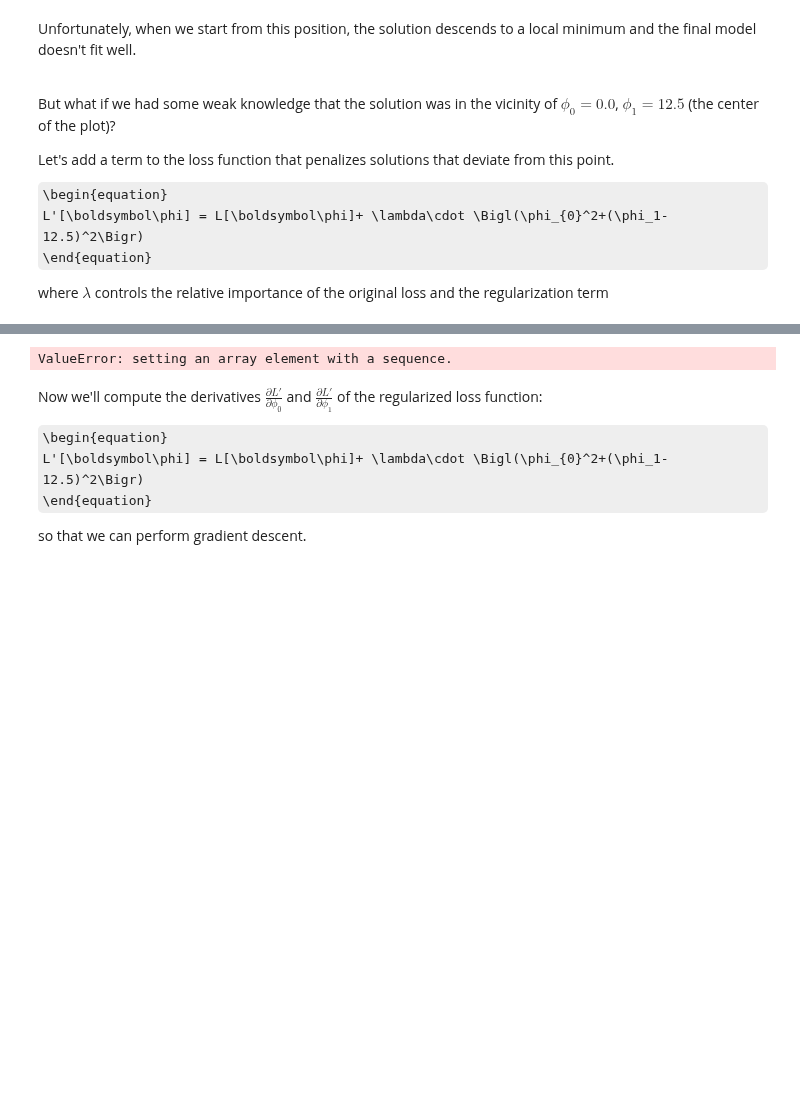
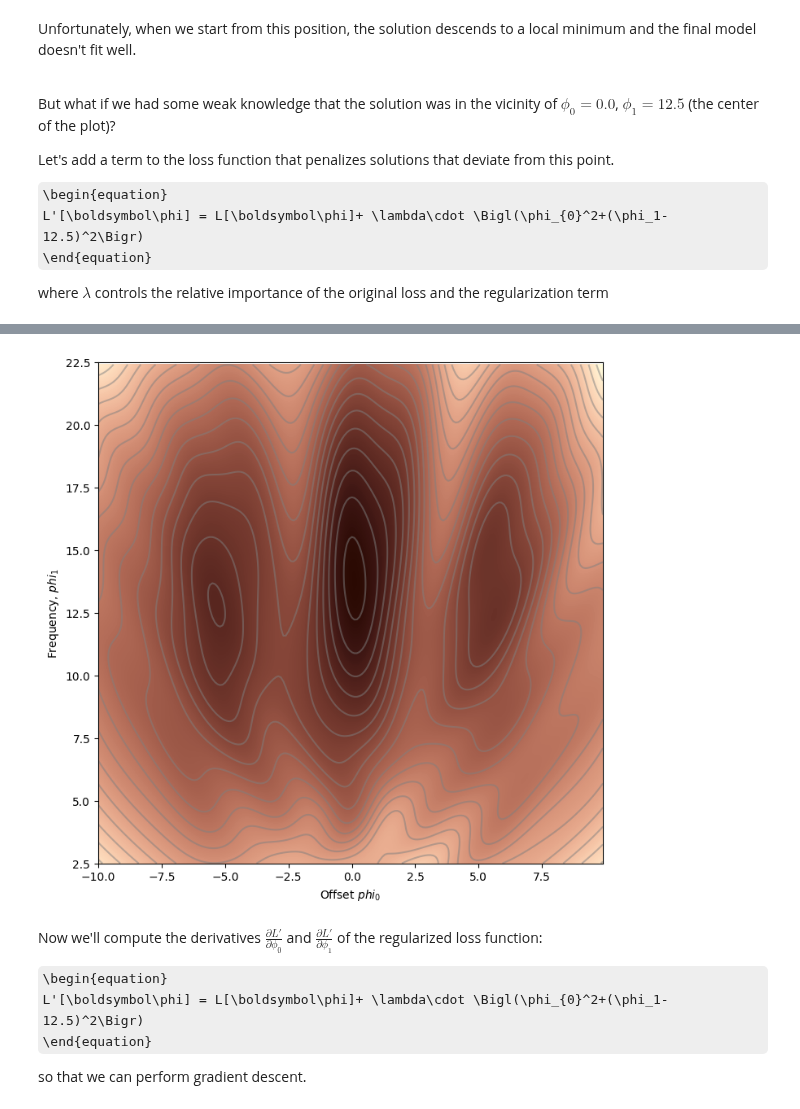
Before and after one commit to MahmoudAshrafYadem/udlbook-Ai_Mahmoud-ibrahim-Ahmed, a Jupyter notebook: Notebooks/Chap09/9_1_L2_Regularization.ipynb, the cells around one changed output, grey strips where cells are left out. Saved outputs shown, nothing was run; the diff lists cells and outputs as text; code cells hidden in the pictures; some formulas as TeX source; blank space fills up the shorter version.

```diff
--- a/Notebooks/Chap09/9_1_L2_Regularization.ipynb
+++ b/Notebooks/Chap09/9_1_L2_Regularization.ipynb
@@ -225,28 +225,28 @@ draw_reg_function()
 # %%
 # Code to draw loss function with regularization
 def draw_loss_function_reg(data,  model, lambda_, my_colormap, phi_iters = None):
 
   # Make grid of offset/frequency values to plot
   offsets_mesh, freqs_mesh = np.meshgrid(np.arange(-10,10.0,0.1), np.arange(2.5,22.5,0.1))
   loss_mesh = np.zeros_like(freqs_mesh)
   # Compute loss for every set of parameters
   for idslope, slope in np.ndenumerate(freqs_mesh):
-     loss_mesh[idslope] = compute_loss2(data[0,:], data[1,:], model, np.array([[offsets_mesh[idslope]], [slope]]), lambda_)
-
+        phi = np.array([offsets_mesh[idslope], slope])  # 1D array, shape (2,)
+        loss_mesh[idslope] = compute_loss2(data[0,:], data[1,:], model, phi, lambda_)
   fig,ax = plt.subplots()
   fig.set_size_inches(8,8)
   ax.contourf(offsets_mesh,freqs_mesh,loss_mesh,256,cmap=my_colormap)
   ax.contour(offsets_mesh,freqs_mesh,loss_mesh,20,colors=['#80808080'])
   if phi_iters is not None:
     ax.plot(phi_iters[0,:], phi_iters[1,:],'go-')
   ax.set_ylim([2.5,22.5])
-  ax.set_xlabel('Offset $\phi_{0}$'); ax.set_ylabel('Frequency, $\phi_{1}$')
+  ax.set_xlabel('Offset $phi_{0}$'); ax.set_ylabel('Frequency, $phi_{1}$')
   plt.show()
 
 # This should look something like figure 9.1c
 draw_loss_function_reg(data, model, 0.2, my_colormap)
 # %% [output]
-ValueError: setting an array element with a sequence.
+[figure, added]
 # %%
 # TODO -- Experiment with different values of the regularization weight lambda_
 # What do you predict will happen when it is very small (e.g. 0.01)?
```
Also changed, not shown: parts of 2 cells of this notebook.
